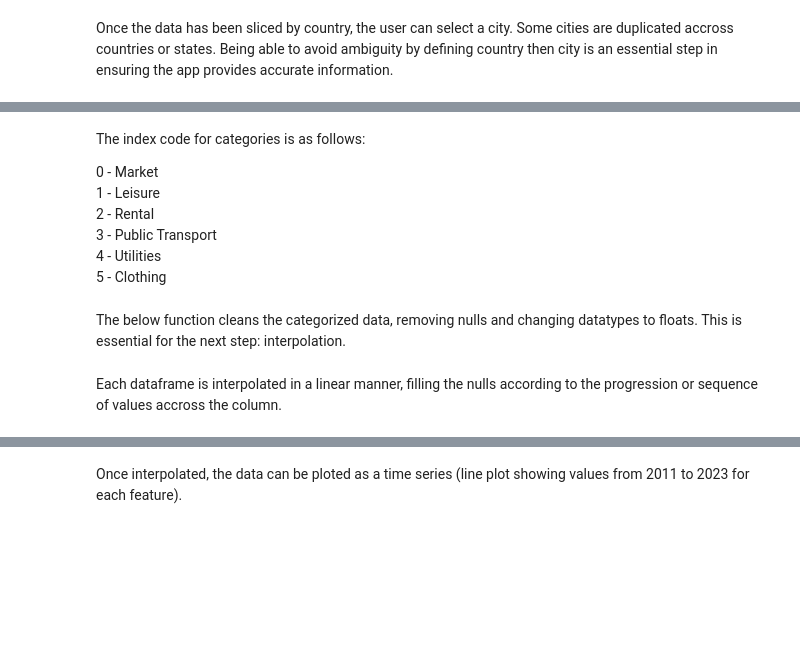
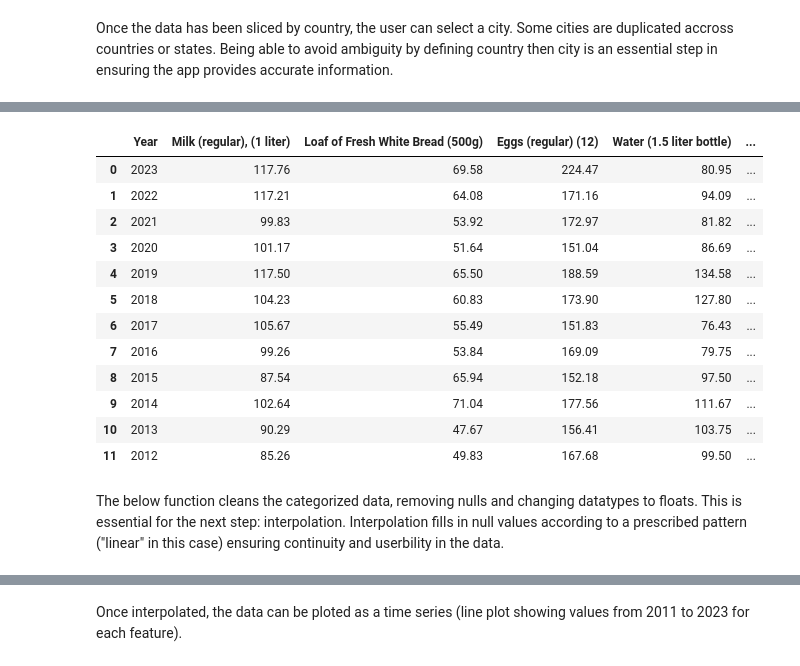
Before and after one commit to xuzmocode4-325/international-city-cost-analysis-data, a Jupyter notebook: cost-of-living-data-analysis.ipynb, the cells around one changed output, grey strips where cells are left out. Drawn from its saved outputs; the diff is of its cells as text; code cells hidden in the pictures; blank space fills up the shorter version.

Commit message:
updated app-ui and controller categories

```diff
--- a/cost-of-living-data-analysis.ipynb
+++ b/cost-of-living-data-analysis.ipynb
@@ -106,26 +103,40 @@ The below function takes the raw tables and combines them into categories of cos
 # %%
 def categorize_data(tables):
-    from io import StringIO
+    """Categorize and process data from a list of tables."""
+    # Convert each table in the list to DataFrame
     reader_converter = lambda x: pd.DataFrame(pd.read_html(StringIO(str(x)))[0])
     df_list = [reader_converter(table) for table in tables]
-    market = pd.concat([df_list[2], df_list[3], df_list[4]], axis=1).T.drop_duplicates().T
-    leisure = pd.concat([df_list[0], df_list[12]], axis=1).T.drop_duplicates().T
-    rental = df_list[5]
-    public_transport = df_list[9]
-    utillities = df_list[11]
+
+    # Categorize different types of data
+    restaurants = pd.concat([df_list[0], df_list[1]], axis=1).T.drop_duplicates().T
+    markets = pd.concat([df_list[2], df_list[3], df_list[4]], axis=1).T.drop_duplicates().T
+    transport = pd.concat([df_list[8], df_list[9]], axis=1).T.drop_duplicates().T
+    rent_per_month = df_list[5]
+    utilities = df_list[11]
+    leisure = df_list[12]
     clothing = df_list[13]
-    category_frames = [market, leisure, rental, public_transport, utillities, clothing]
-    return category_frames
+
+    # Collect categorized frames into a list
+    categorized_frames = [restaurants, markets, leisure, rent_per_month, transport, utilities, clothing]
+
+    return categorized_frames
-# %% [markdown]
-The index code for categories is as follows:
-
-0 - Market
-1 - Leisure
-2 - Rental
-3 - Public Transport
-4 - Utilities
-5 - Clothing
 # %%
 categorized_data = categorize_data(data)
+# %%
+categorized_data[1]
+# %% [output]
+|  | Year | Milk (regular), (1 liter) | Loaf of Fresh White Bread (500g) | Eggs (regular) (12) | Water (1.5 liter bottle) | ... |
+| 0 | 2023 | 117.76 | 69.58 | 224.47 | 80.95 | ... |
+| 1 | 2022 | 117.21 | 64.08 | 171.16 | 94.09 | ... |
+| 2 | 2021 | 99.83 | 53.92 | 172.97 | 81.82 | ... |
+| 3 | 2020 | 101.17 | 51.64 | 151.04 | 86.69 | ... |
+| 4 | 2019 | 117.50 | 65.50 | 188.59 | 134.58 | ... |
+| 5 | 2018 | 104.23 | 60.83 | 173.90 | 127.80 | ... |
+| 6 | 2017 | 105.67 | 55.49 | 151.83 | 76.43 | ... |
+| 7 | 2016 | 99.26 | 53.84 | 169.09 | 79.75 | ... |
+| 8 | 2015 | 87.54 | 65.94 | 152.18 | 97.50 | ... |
+| 9 | 2014 | 102.64 | 71.04 | 177.56 | 111.67 | ... |
+| 10 | 2013 | 90.29 | 47.67 | 156.41 | 103.75 | ... |
+| 11 | 2012 | 85.26 | 49.83 | 167.68 | 99.50 | ... |
 # %% [markdown]
-The below function cleans the categorized data, removing nulls and changing datatypes to floats. This is essential for the next step: interpolation.
+The below function cleans the categorized data, removing nulls and changing datatypes to floats. This is essential for the next step: interpolation. Interpolation fills in null values according to a prescribed pattern ("linear" in this case) ensuring continuity and userbility in the data.
@@ -138,4 +165,2 @@ def clean_data(frames):
 # %%
 clean_data = clean_data(categorized_data)
-# %% [markdown]
-Each dataframe is interpolated in a linear manner, filling the nulls according to the progression or sequence of values accross the column.
```
Also changed, not shown: parts of 29 cells of this notebook, 5 other files.
